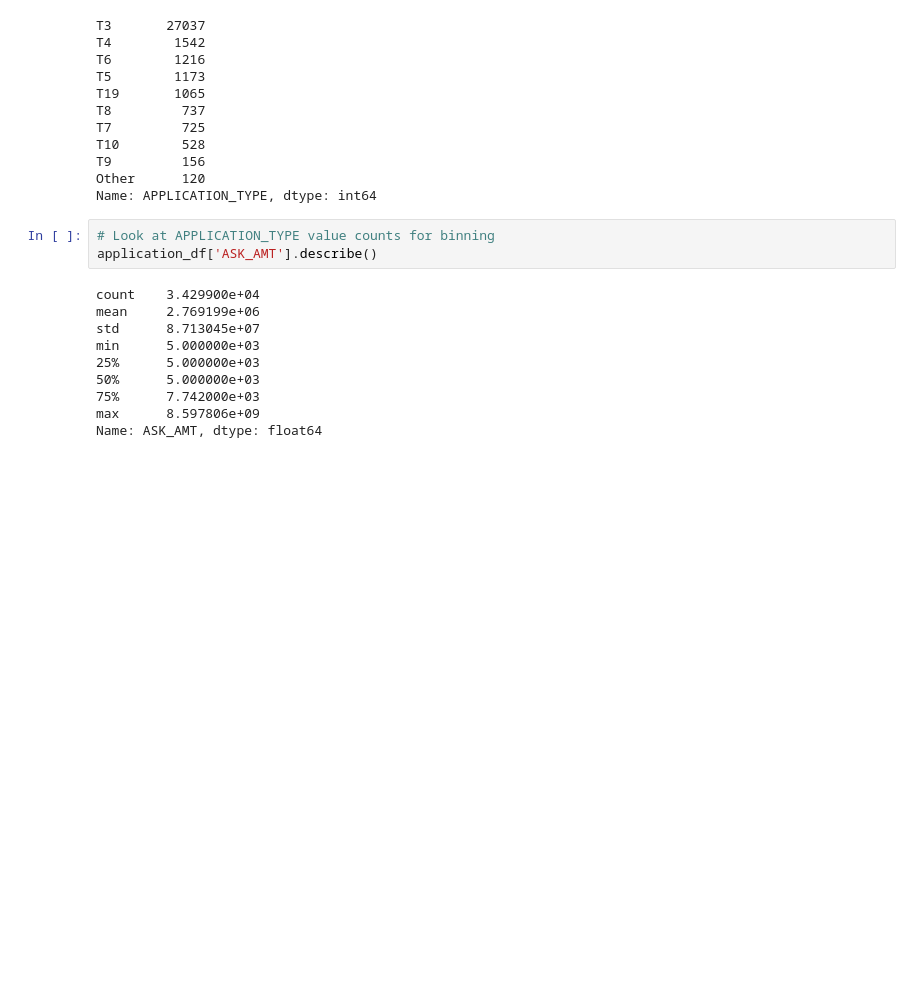
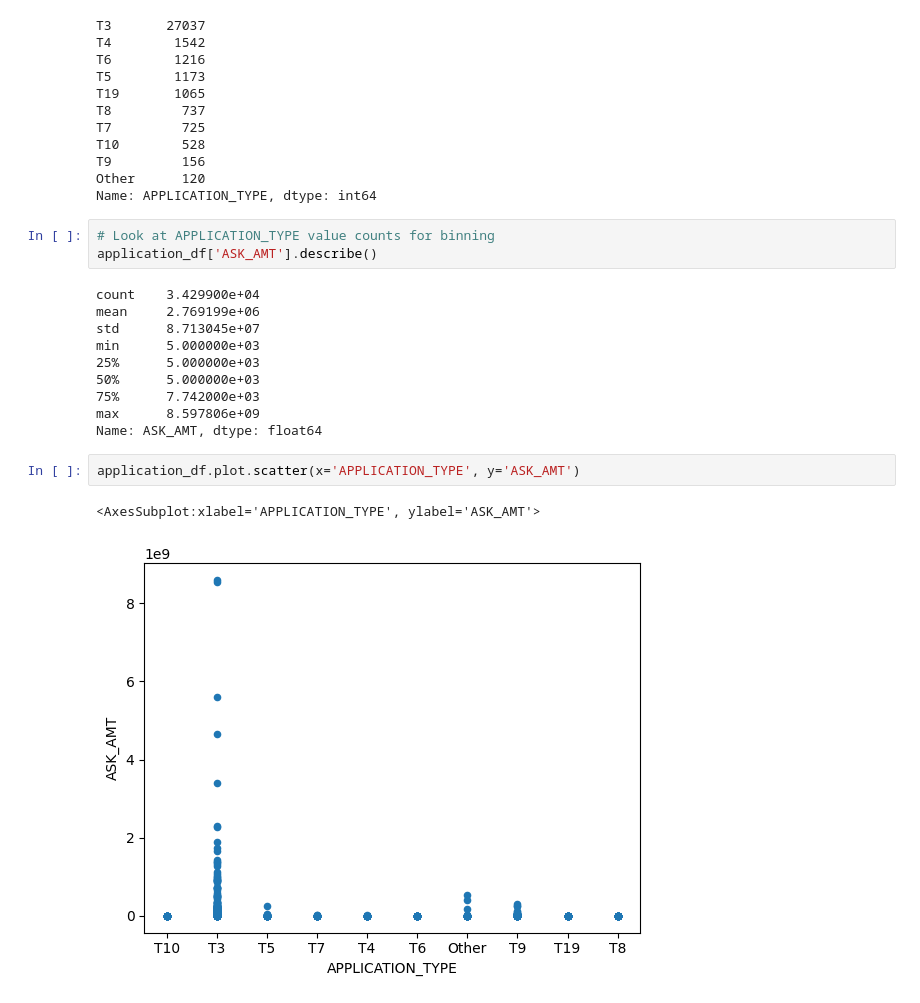
Before and after one commit to jmratcliff/Neural_Network_Charity_Analysis, a Jupyter notebook: AlphabetSoupCharity_Optimzation.ipynb, the cells around one changed output. Cells and saved outputs as stored; diff of their text form; blank space fills up the shorter version.

```diff
--- a/AlphabetSoupCharity_Optimzation.ipynb
+++ b/AlphabetSoupCharity_Optimzation.ipynb
@@ -114,3 +115,8 @@ min      5.000000e+03
 75%      7.742000e+03
 max      8.597806e+09
 Name: ASK_AMT, dtype: float64
+# %%
+application_df.plot.scatter(x='APPLICATION_TYPE', y='ASK_AMT')
+# %% [output]
+<AxesSubplot:xlabel='APPLICATION_TYPE', ylabel='ASK_AMT'>
+[figure, added]
```
Also changed, not shown: parts of 1 cell of this notebook.
